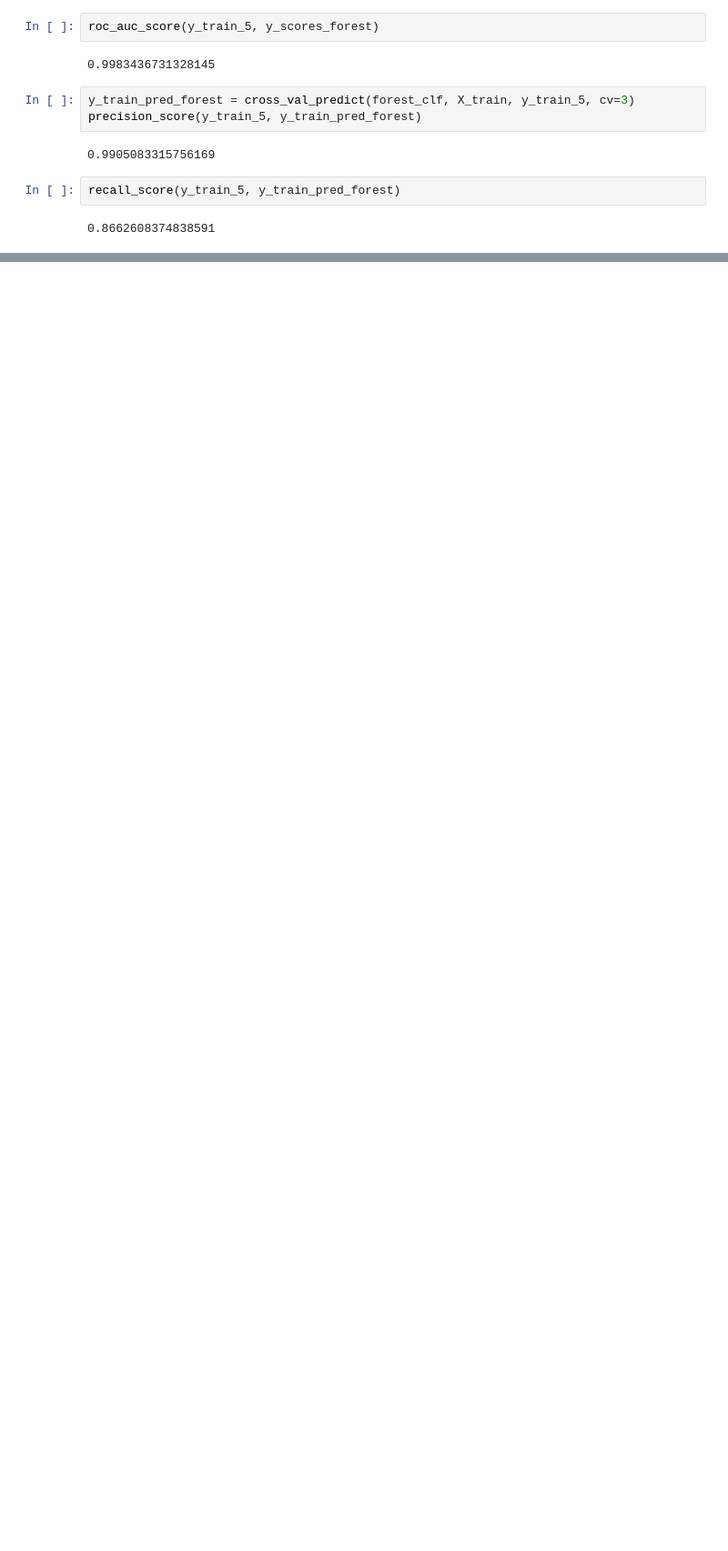
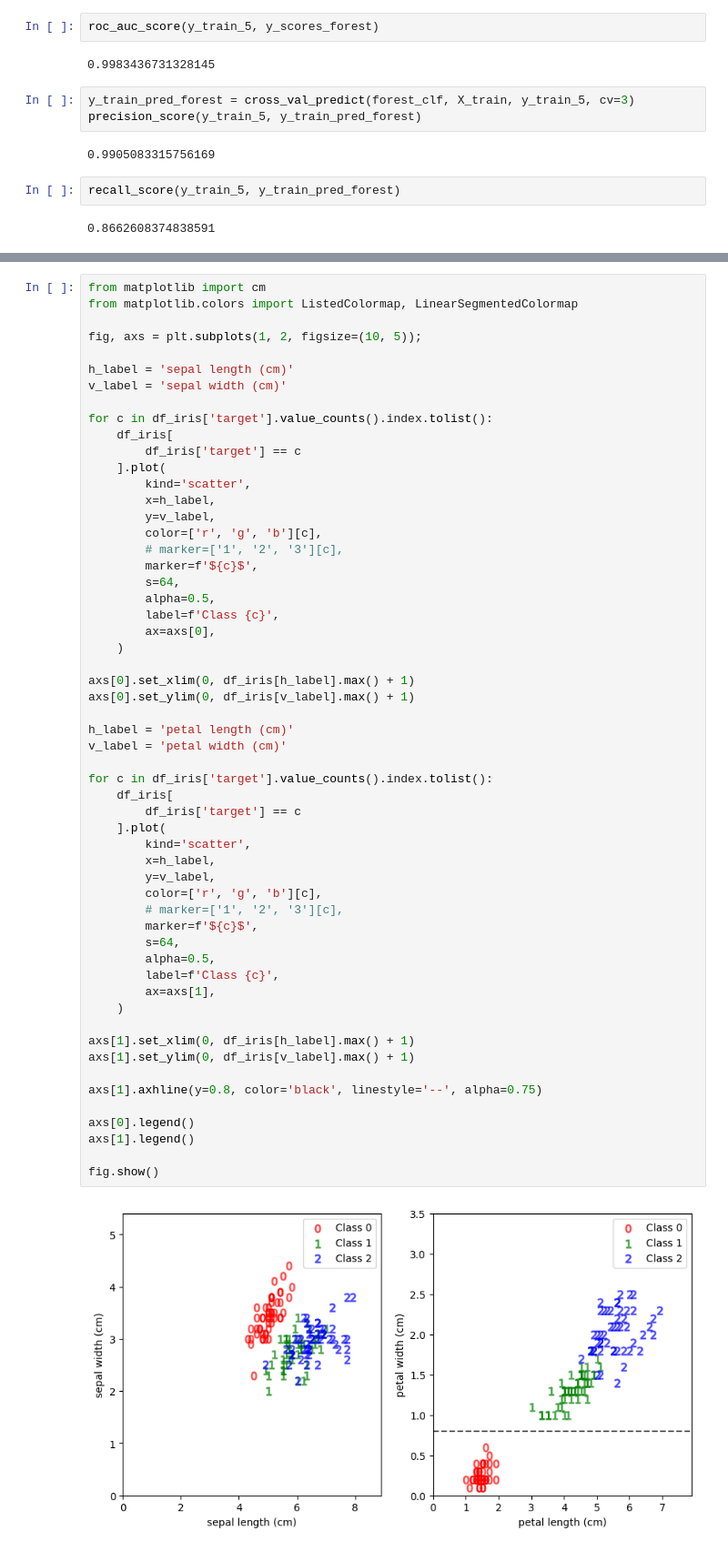
Before and after one commit to Biber76/MachineLearning, a Jupyter notebook: Classification.ipynb, the cells around one changed output, grey strips where cells are left out. Shown at 91% size. Saved outputs shown, nothing was run; the diff lists cells and outputs as text; blank space fills up the shorter version.

```diff
--- a/Classification.ipynb
+++ b/Classification.ipynb
@@ -369,0 +384,58 @@ recall_score(y_train_5, y_train_pred_forest)
+# %%
+from matplotlib import cm
+from matplotlib.colors import ListedColormap, LinearSegmentedColormap
+
+fig, axs = plt.subplots(1, 2, figsize=(10, 5));
+
+h_label = 'sepal length (cm)'
+v_label = 'sepal width (cm)'
+
+for c in df_iris['target'].value_counts().index.tolist():
+    df_iris[
+        df_iris['target'] == c
+    ].plot(
+        kind='scatter',
+        x=h_label,
+        y=v_label,
+        color=['r', 'g', 'b'][c],
+        # marker=['1', '2', '3'][c],
+        marker=f'${c}$',
+        s=64,
+        alpha=0.5,
+        label=f'Class {c}',
+        ax=axs[0],
+    )
+
+axs[0].set_xlim(0, df_iris[h_label].max() + 1)
+axs[0].set_ylim(0, df_iris[v_label].max() + 1)
+
+h_label = 'petal length (cm)'
+v_label = 'petal width (cm)'
+
+for c in df_iris['target'].value_counts().index.tolist():
+    df_iris[
+        df_iris['target'] == c
+    ].plot(
+        kind='scatter',
+        x=h_label,
+        y=v_label,
+        color=['r', 'g', 'b'][c],
+        # marker=['1', '2', '3'][c],
+        marker=f'${c}$',
+        s=64,
+        alpha=0.5,
+        label=f'Class {c}',
+        ax=axs[1],
+    )
+
+axs[1].set_xlim(0, df_iris[h_label].max() + 1)
+axs[1].set_ylim(0, df_iris[v_label].max() + 1)
+
+axs[1].axhline(y=0.8, color='black', linestyle='--', alpha=0.75)
+
+axs[0].legend()
+axs[1].legend()
+
+fig.show()
+# %% [output]
+[figure, added]
```
Also changed, not shown: parts of 20 cells of this notebook.
